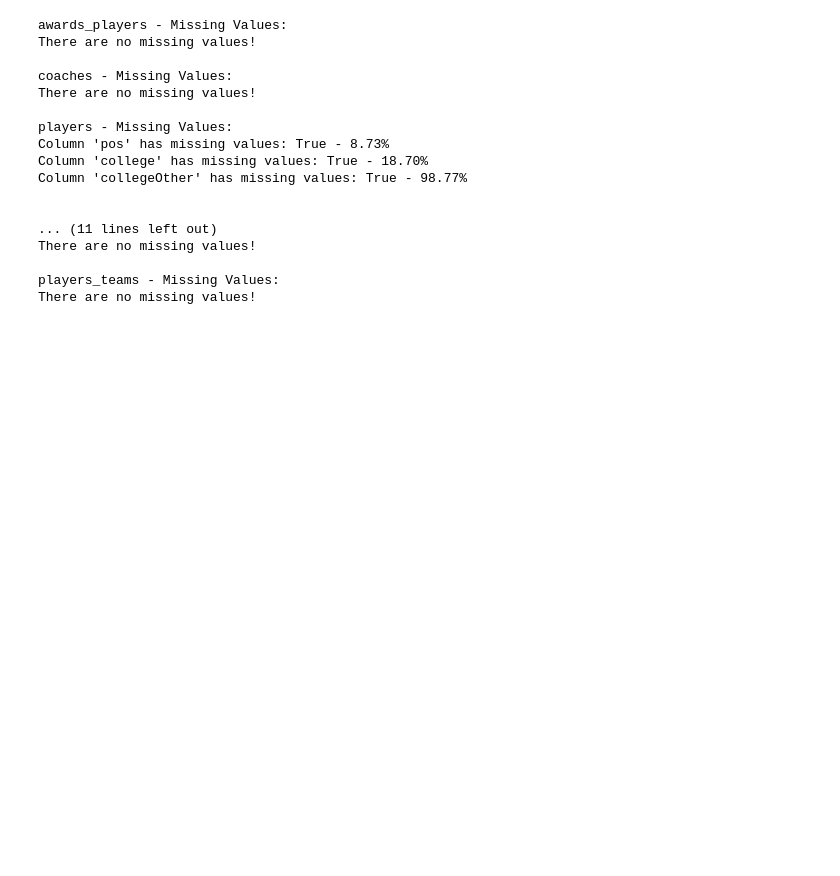
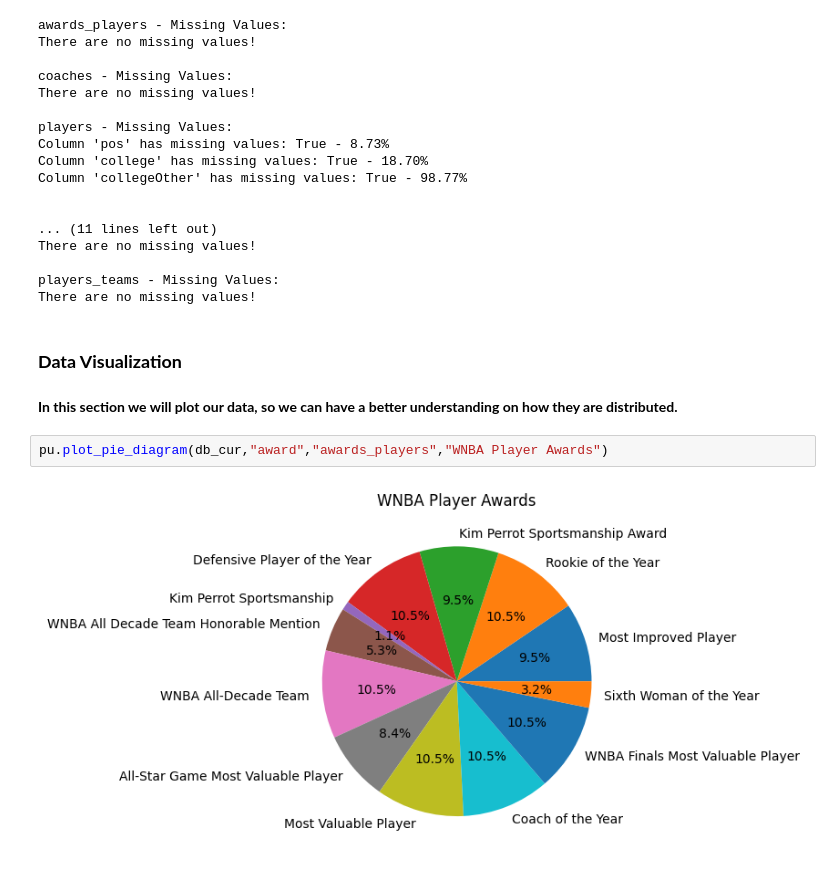
Before and after one commit to oliveira002/FEUP-AC, a Jupyter notebook: data_prep.ipynb, the cells around one changed output. Cells and saved outputs as stored; diff of their text form; blank space fills up the shorter version.

Commit message:
Start Data Plotting

```diff
--- a/data_prep.ipynb
+++ b/data_prep.ipynb
@@ -82,3 +84,11 @@ There are no missing values!
 
 players_teams - Missing Values:
 There are no missing values!
+# %% [markdown]
+### **Data Visualization**
+# %% [markdown]
+**In this section we will plot our data, so we can have a better understanding on how they are distributed.**
+# %%
+pu.plot_pie_diagram(db_cur,"award","awards_players","WNBA Player Awards")
+# %% [output]
+[figure, added]
```
Also changed, not shown: parts of 2 cells of this notebook, 1 other file.
